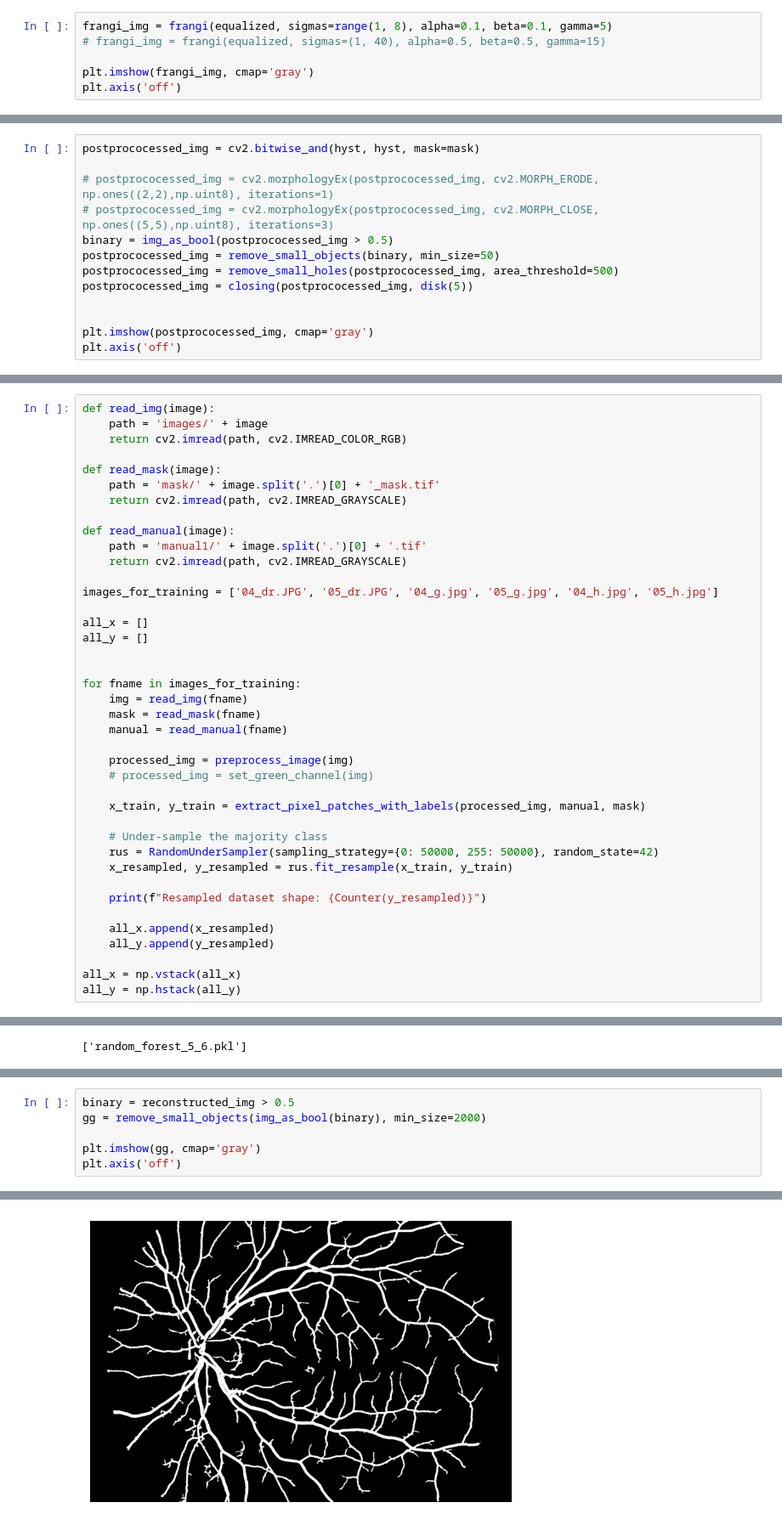
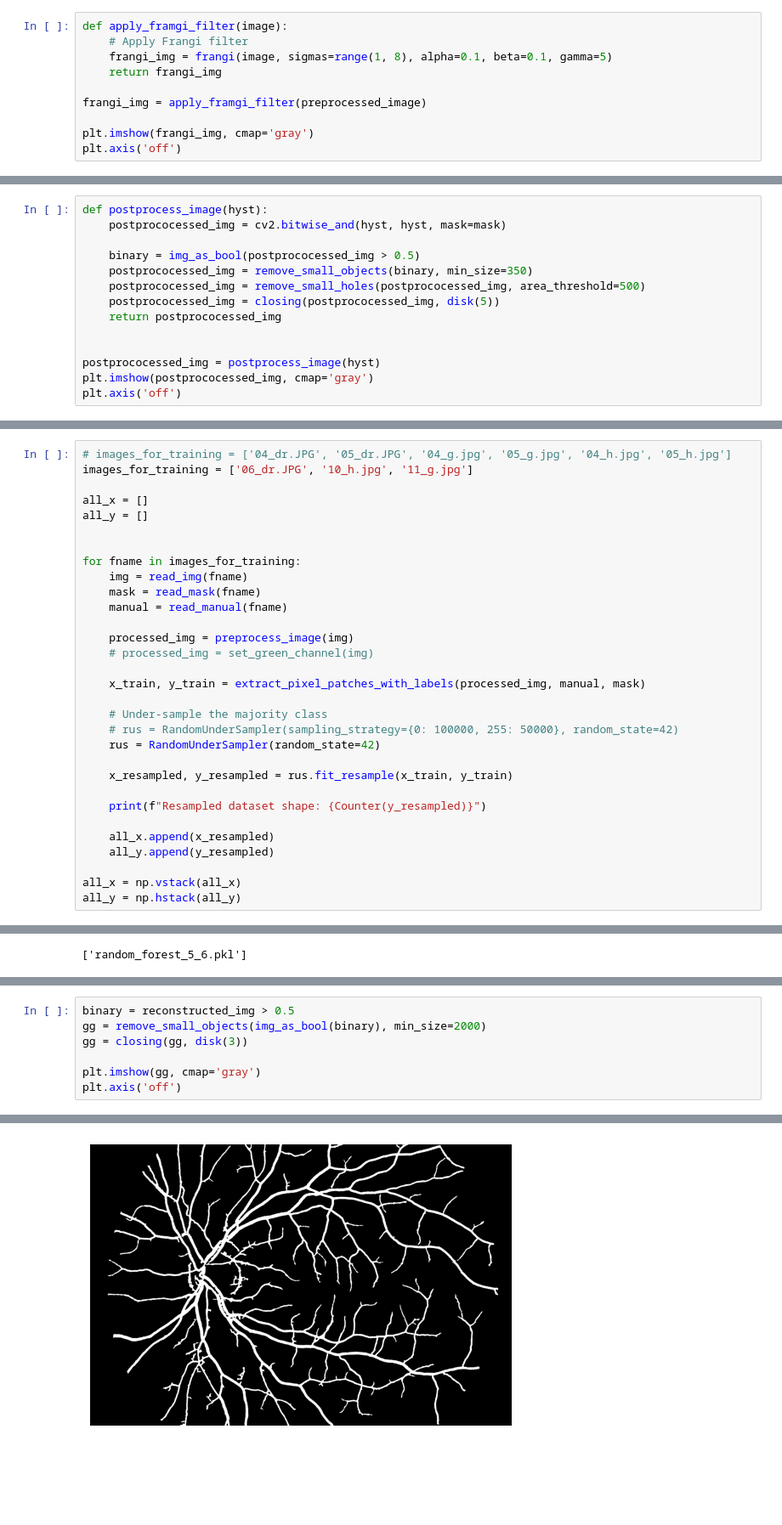
Before and after one commit to dysnomya/retinal-fundus-vessel-detection, a Jupyter notebook: dno_oka.ipynb, the cells around one changed output, grey strips where cells are left out. Shown at 85% size. Cells and saved outputs as stored; diff of their text form; blank space fills up the shorter version.

```diff
--- a/dno_oka.ipynb
+++ b/dno_oka.ipynb
@@ -170,6 +215,10 @@ def preprocess_image(image):
 # %%
-frangi_img = frangi(equalized, sigmas=range(1, 8), alpha=0.1, beta=0.1, gamma=5)
-# frangi_img = frangi(equalized, sigmas=(1, 40), alpha=0.5, beta=0.5, gamma=15)
+def apply_framgi_filter(image):
+    # Apply Frangi filter
+    frangi_img = frangi(image, sigmas=range(1, 8), alpha=0.1, beta=0.1, gamma=5)
+    return frangi_img
+
+frangi_img = apply_framgi_filter(preprocessed_image)
 
 plt.imshow(frangi_img, cmap='gray')
 plt.axis('off')
@@ -195,14 +249,15 @@ plt.axis('off')
 # %%
-postprococessed_img = cv2.bitwise_and(hyst, hyst, mask=mask)
+def postprocess_image(hyst):
+    postprococessed_img = cv2.bitwise_and(hyst, hyst, mask=mask)
 
-# postprococessed_img = cv2.morphologyEx(postprococessed_img, cv2.MORPH_ERODE, np.ones((2,2),np.uint8), iterations=1)
-# postprococessed_img = cv2.morphologyEx(postprococessed_img, cv2.MORPH_CLOSE, np.ones((5,5),np.uint8), iterations=3)
-binary = img_as_bool(postprococessed_img > 0.5)
-postprococessed_img = remove_small_objects(binary, min_size=50)
-postprococessed_img = remove_small_holes(postprococessed_img, area_threshold=500)
-postprococessed_img = closing(postprococessed_img, disk(5))
+    binary = img_as_bool(postprococessed_img > 0.5)
+    postprococessed_img = remove_small_objects(binary, min_size=350)
+    postprococessed_img = remove_small_holes(postprococessed_img, area_threshold=500)
+    postprococessed_img = closing(postprococessed_img, disk(5))
+    return postprococessed_img
 
 
+postprococessed_img = postprocess_image(hyst)
 plt.imshow(postprococessed_img, cmap='gray')
 plt.axis('off')
 # %% [output]
@@ -286,19 +409,8 @@ def extract_pixel_patches_with_labels(image, manual, mask, patch_size=patch_size
 
     return x_train, y_train
 # %%
-def read_img(image):
-    path = 'images/' + image
-    return cv2.imread(path, cv2.IMREAD_COLOR_RGB)
-
-def read_mask(image):
-    path = 'mask/' + image.split('.')[0] + '_mask.tif'
-    return cv2.imread(path, cv2.IMREAD_GRAYSCALE)
-
-def read_manual(image):
-    path = 'manual1/' + image.split('.')[0] + '.tif'
-    return cv2.imread(path, cv2.IMREAD_GRAYSCALE)
-
-images_for_training = ['04_dr.JPG', '05_dr.JPG', '04_g.jpg', '05_g.jpg', '04_h.jpg', '05_h.jpg']
+# images_for_training = ['04_dr.JPG', '05_dr.JPG', '04_g.jpg', '05_g.jpg', '04_h.jpg', '05_h.jpg']
+images_for_training = ['06_dr.JPG', '10_h.jpg', '11_g.jpg']
 
 all_x = []
 all_y = []
@@ -315,7 +427,9 @@ for fname in images_for_training:
     x_train, y_train = extract_pixel_patches_with_labels(processed_img, manual, mask)
 
     # Under-sample the majority class
-    rus = RandomUnderSampler(sampling_strategy={0: 50000, 255: 50000}, random_state=42)
+    # rus = RandomUnderSampler(sampling_strategy={0: 100000, 255: 50000}, random_state=42)
+    rus = RandomUnderSampler(random_state=42)
+
     x_resampled, y_resampled = rus.fit_resample(x_train, y_train)
 
     print(f"Resampled dataset shape: {Counter(y_resampled)}")
@@ -465,9 +549,10 @@ Predictions made for 6914369 patches.
 # %%
 binary = reconstructed_img > 0.5
 gg = remove_small_objects(img_as_bool(binary), min_size=2000)
+gg = closing(gg, disk(3))
 
 plt.imshow(gg, cmap='gray')
 plt.axis('off')
 # %% [output]
 (np.float64(-0.5), np.float64(3503.5), np.float64(2335.5), np.float64(-0.5))
-[figure, old version]
+[figure, new version]
```
Also changed, not shown: parts of 33 cells of this notebook.
